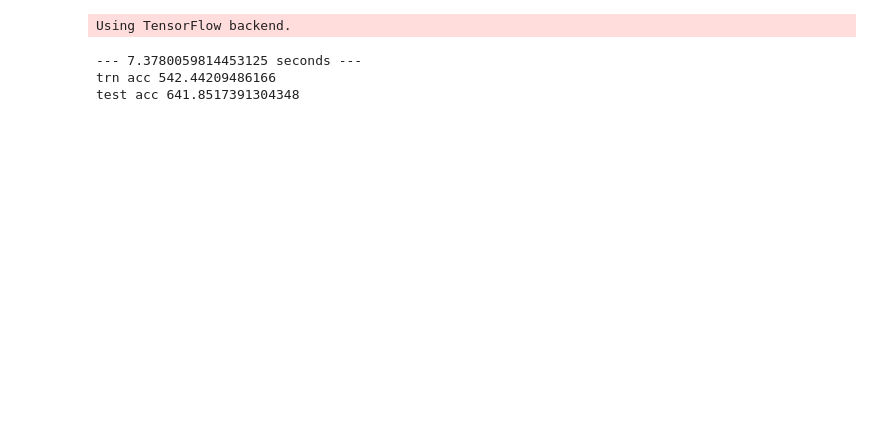
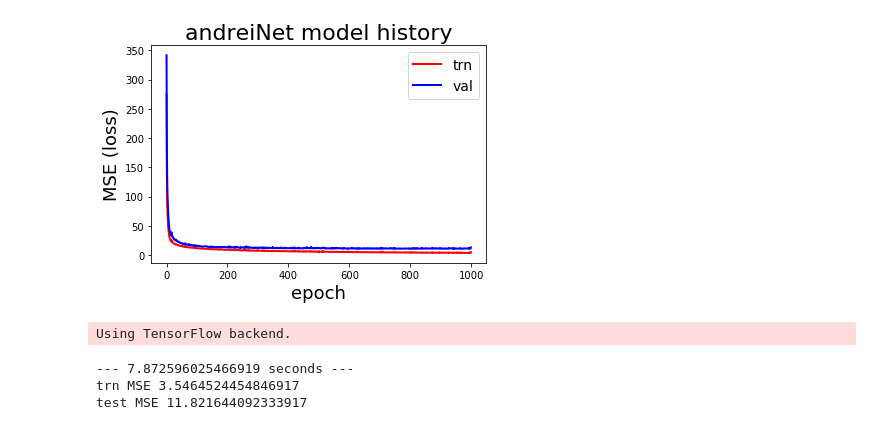
Before and after one commit to amourav/neural_network_from_scratch, a Jupyter notebook: neural_network_demo_2.ipynb, the cells around one changed output. Saved outputs shown, nothing was run; the diff lists cells and outputs as text; code cells hidden in the pictures; blank space fills up the shorter version.

```diff
--- a/neural_network_demo_2.ipynb
+++ b/neural_network_demo_2.ipynb
@@ -77,3 +89,20 @@ test MSE 641.8517391304348
+# %%
+# Plot neural network history
+loss = 'MSE'
+fig_size = (6, 6)
+x_axis = np.arange(len(nn.trn_metric_hist[loss]))
+plt.plot(x_axis, nn.trn_metric_hist[loss],
+         c='r', linewidth=2, label='trn')
+plt.plot(x_axis, nn.val_metric_hist[loss],
+         c='b', linewidth=2, label='val')
+plt.xlabel('epoch', fontsize=18)
+plt.ylabel(loss+' (loss)',
+           fontsize=18)
+plt.legend(prop={'size': 14})
+plt.title('andreiNet model history', fontsize=22)
+plt.show()
+# %% [output]
+[figure, added]
 # %%
 # Train Keras model
 import keras
@@ -81,6 +110,8 @@ from keras.models import Sequential
 from keras.layers import Dense, Dropout, Activation
 from keras.optimizers import SGD
 import tensorflow as tf
+from tensorflow import set_random_seed
+set_random_seed(random_state)
 tf.logging.set_verbosity(tf.logging.ERROR)
 
 np.random.seed(random_state)
@@ -97,23 +128,24 @@ sgd = SGD(lr=lr, decay=0.0, momentum=0.00, nesterov=False)
 model.compile(loss='MSE',
               optimizer=sgd,
               metrics=[])
-
 keras_hist = model.fit(X_trn_norm, y_trn,
                        epochs=n_epochs,
                        validation_data=(X_test_norm, y_test),
                        batch_size=batch_size,
                        verbose=0)
-y_pred_trn = model.predict(X_trn_norm).argmax(axis=1)
-y_pred_test = model.predict(X_test_norm).argmax(axis=1)
+
+y_pred_trn_keras = model.predict(X_trn_norm)
+y_pred_test_keras = model.predict(X_test_norm)
 delta_2 = time.time() - start_time
+del model
 print("--- %s seconds ---" % (delta_2))
-print('trn acc', mean_squared_error(y_pred_trn, y_trn))
-print('test acc', mean_squared_error(y_pred_test, y_test))
+print('trn MSE', mean_squared_error(y_pred_trn_keras, y_trn))
+print('test MSE', mean_squared_error(y_pred_test_keras, y_test))
 # %% [output]
 Using TensorFlow backend.
---- 7.3780059814453125 seconds ---
-trn acc 542.44209486166
-test acc 641.8517391304348
+--- 7.872596025466919 seconds ---
+trn MSE 3.5464524454846917
+test MSE 11.821644092333917
 # %%
 # Keras training history
 fig_size = (6, 6)
```
Also changed, not shown: parts of 4 cells of this notebook.
